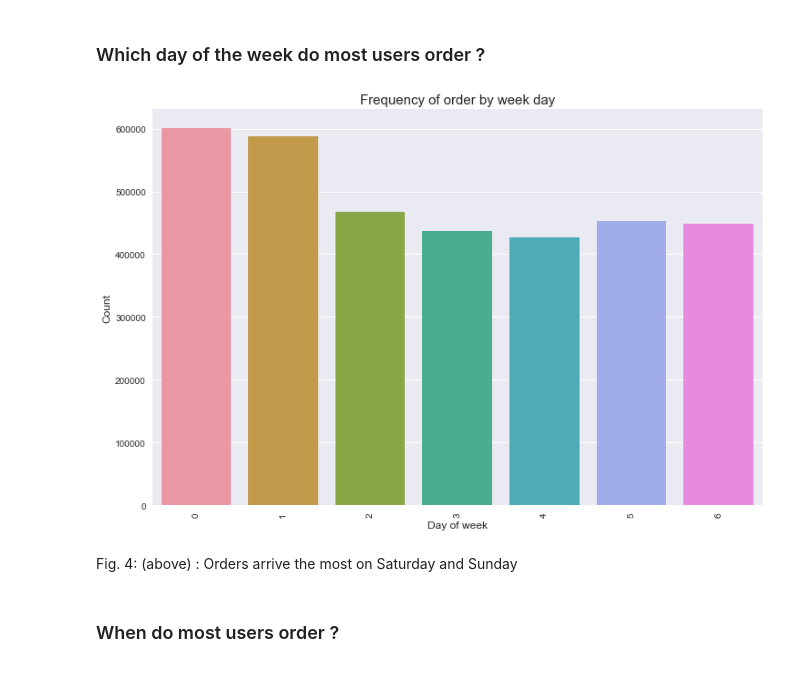
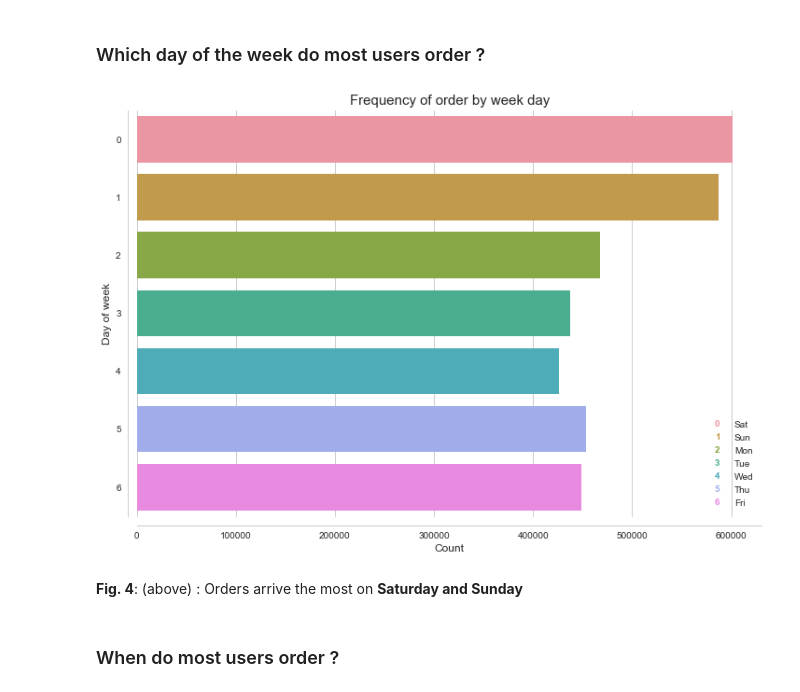
Before and after one commit to krajeshj/InstacartMBA, a Jupyter notebook: code/py/InstacartMBA_DataStoryTelling.ipynb, the cells around one changed output. Drawn from its saved outputs; the diff is of its cells as text; code cells hidden in the pictures.

```diff
--- a/code/py/InstacartMBA_DataStoryTelling.ipynb
+++ b/code/py/InstacartMBA_DataStoryTelling.ipynb
@@ -141,18 +190,45 @@ Fig. 3: (above) Peak ordering  hours are from 9 a.m. to 5 pm. Most orders arrive
 # %% [markdown]
 ### Which day of the week do most users order ?
-# %%
-plt.figure(figsize=(12,8))
-with sns.color_palette("husl"):
-    sns.countplot(x="order_dow", data=orders_df)
-plt.ylabel('Count', fontsize=12)
-plt.xlabel('Day of week', fontsize=12)
-plt.xticks(rotation='vertical')
-plt.title("Frequency of order by week day", fontsize=15)
-plt.show()
-# %% [output]
-[figure, removed]
+# %%
+from matplotlib.legend_handler import HandlerBase
+from matplotlib.text import Text
+
+
+class TextHandler(HandlerBase):
+    def create_artists(self, legend, tup ,xdescent, ydescent,
+                        width, height, fontsize,trans):
+        tx = Text(width/2.,height/2,tup[0], fontsize=fontsize,
+                  ha="center", va="center", color=tup[1], fontweight="bold")
+        return [tx]
+
+
+plt.figure(figsize=(12,8))
+with sns.color_palette("husl"):
+    ax = sns.countplot(y="order_dow", data=orders_df)
+plt.xlabel('Count', fontsize=12)
+plt.ylabel('Day of week', fontsize=12)
+plt.xticks(rotation='vertical')
+plt.title("Frequency of order by week day", fontsize=15)
+#plt.yticklabels = ['Sa','Sun','Mon','Tue','Wed', 'Thu','Fri']
+
+handltext = ["0", "1", "2", "3", "4", "5","6"]
+labels = ["Sat", "Sun", "Mon", "Tue", "Wed", "Thu", "Fri"]
+
+
+t = ax.get_yticklabels()
+labeldic = dict(zip(handltext, labels))
+labels = [labeldic[h.get_text()]  for h in t]
+handles = [(h.get_text(),c.get_fc()) for h,c in zip(t,ax.patches)]
+
+ax.legend(handles, labels, handler_map={tuple : TextHandler()})
+
+
+sns.despine(offset=10)
+plt.show()
+# %% [output]
+[figure, added]
 # %% [markdown]
-Fig. 4: (above) : Orders arrive the most on Saturday and Sunday
+__Fig. 4__: (above) : Orders arrive the most on __Saturday and Sunday__
 # %% [markdown]
 ### When do most users order ?
 # %%
```
Also changed, not shown: parts of 37 cells of this notebook.
